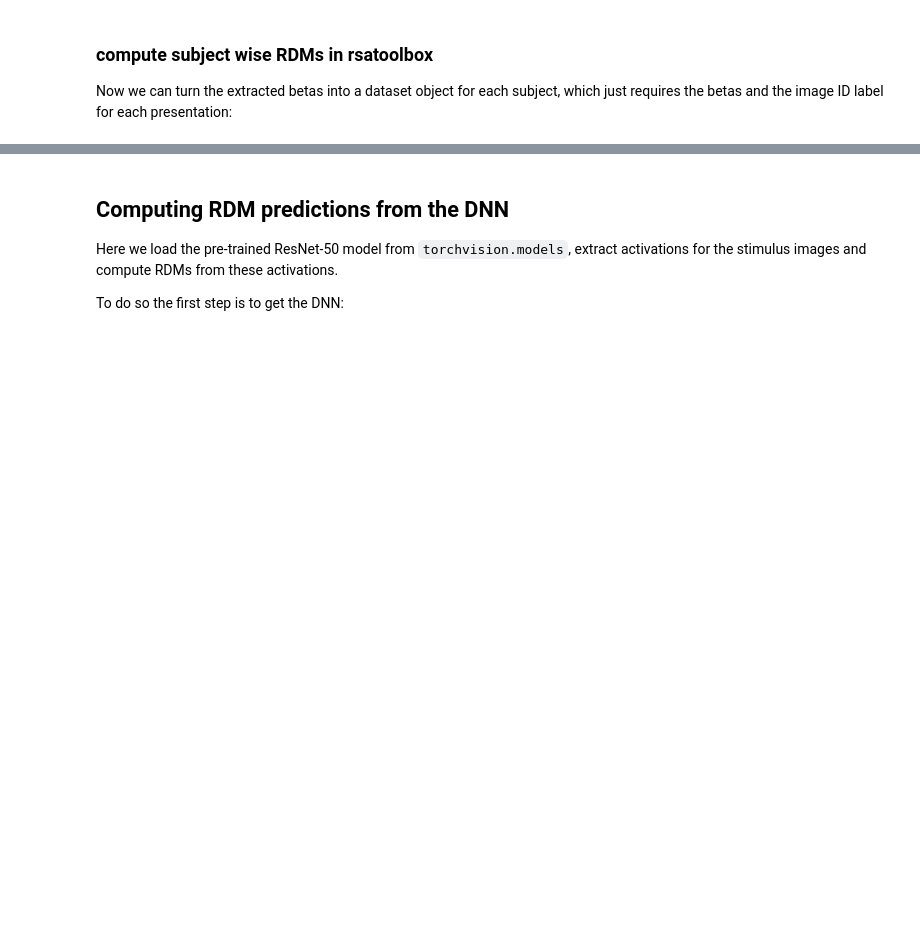
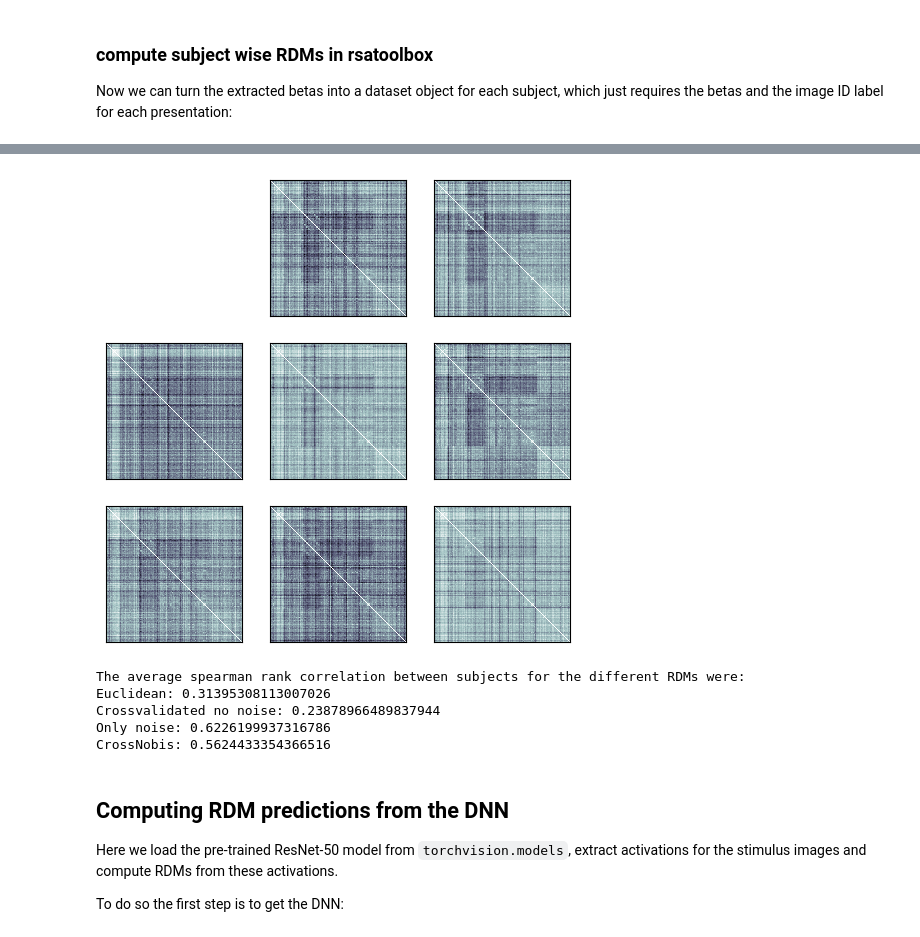
Before and after one commit to rsagroup/rsatoolbox, a Jupyter notebook: demos/demo_paper.ipynb, the cells around one changed output, grey strips where cells are left out. Cells and saved outputs as stored; diff of their text form; code cells hidden in the pictures; blank space fills up the shorter version.

```diff
--- a/demos/demo_paper.ipynb
+++ b/demos/demo_paper.ipynb
@@ -187 +194,7 @@ The following step computes a euclidean RDM for each subject. You can easily try
+# %%
+# to include a noise covariance or precision estimate, we first need to obtain one:
+noise_prec = rsatoolbox.data.prec_from_measurements(datasets_v1, 'imagenumber', method='shrinkage_diag')
+#noise_prec = rsatoolbox.data.prec_from_measurements(datasets_v1, 'imagenumber', method='shrinkage_eye')
+#noise_prec = rsatoolbox.data.prec_from_measurements(datasets_v1, 'imagenumber', method='diag')
+#noise_prec = [np.eye(d.n_channel) for d in datasets_v1]
 # %%
@@ -196,0 +239,7 @@ plt.show()
+# %%
+rdm_noise_u = rsatoolbox.rdm.calc_rdm_unbalanced(
+        datasets_v1,
+        method='mahalanobis',
+        descriptor='imagenumber',
+        noise=noise_prec)
+rdm_noise_u.sort_by(imagenumber='alpha')
@@ -197,3 +253,27 @@ plt.show()
+# %%
+rsatoolbox.vis.show_rdm(rdm_noise_u)
+plt.show()
+# %% [output]
+[figure, added]
+# %%
+# looking at consistency across subjects
+idx = np.triu_indices(len(datasets_v1), 1)
+sim_euc = rsatoolbox.rdm.compare(rdm_euc,rdm_euc, method="spearman")
+sim_no_noise = rsatoolbox.rdm.compare(rdm_no_noise,rdm_no_noise, method="spearman")
+sim_noise = rsatoolbox.rdm.compare(rdm_noise,rdm_noise, method="spearman")
+sim = rsatoolbox.rdm.compare(rdm,rdm, method="spearman")
+
+print("The average spearman rank correlation between subjects for the different RDMs were:")
+print(f"Euclidean: {np.mean(sim_euc[idx])}")
+print(f"Crossvalidated no noise: {np.mean(sim_no_noise[idx])}")
+print(f"Only noise: {np.mean(sim_noise[idx])}")
+print(f"CrossNobis: {np.mean(sim[idx])}")
+# %% [output]
+The average spearman rank correlation between subjects for the different RDMs were:
+Euclidean: 0.31395308113007026
+Crossvalidated no noise: 0.23878966489837944
+Only noise: 0.6226199937316786
+CrossNobis: 0.5624433354366516
 # %% [markdown]
 ## Computing RDM predictions from the DNN
 
```
Also changed, not shown: parts of 37 cells of this notebook.
